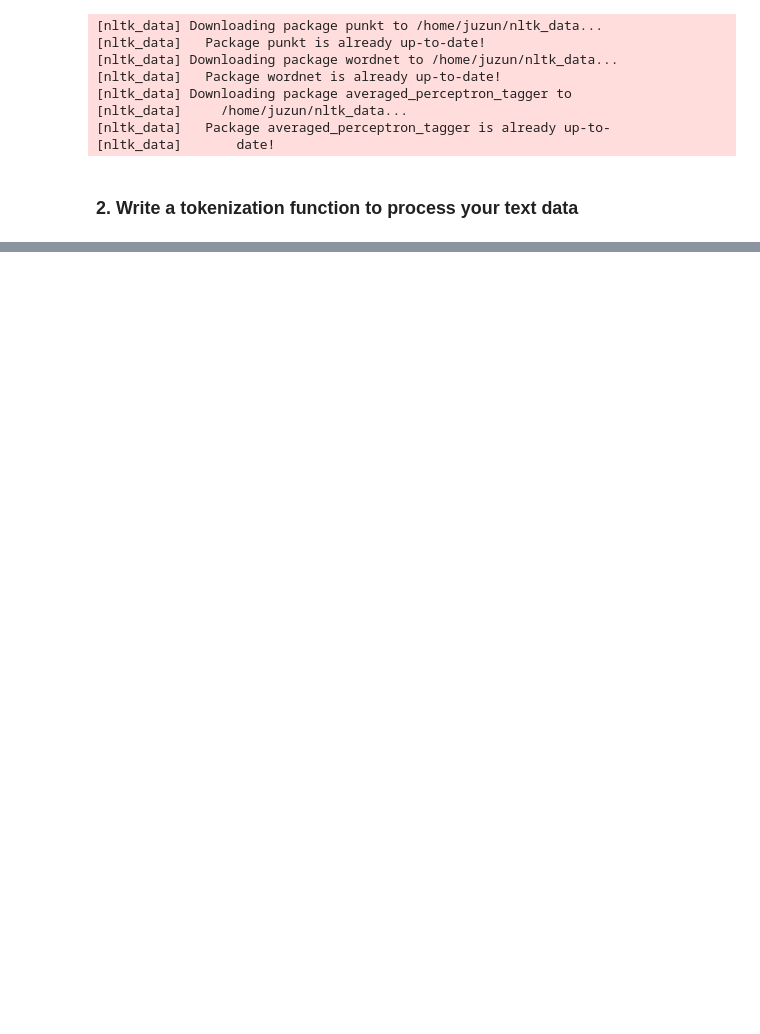
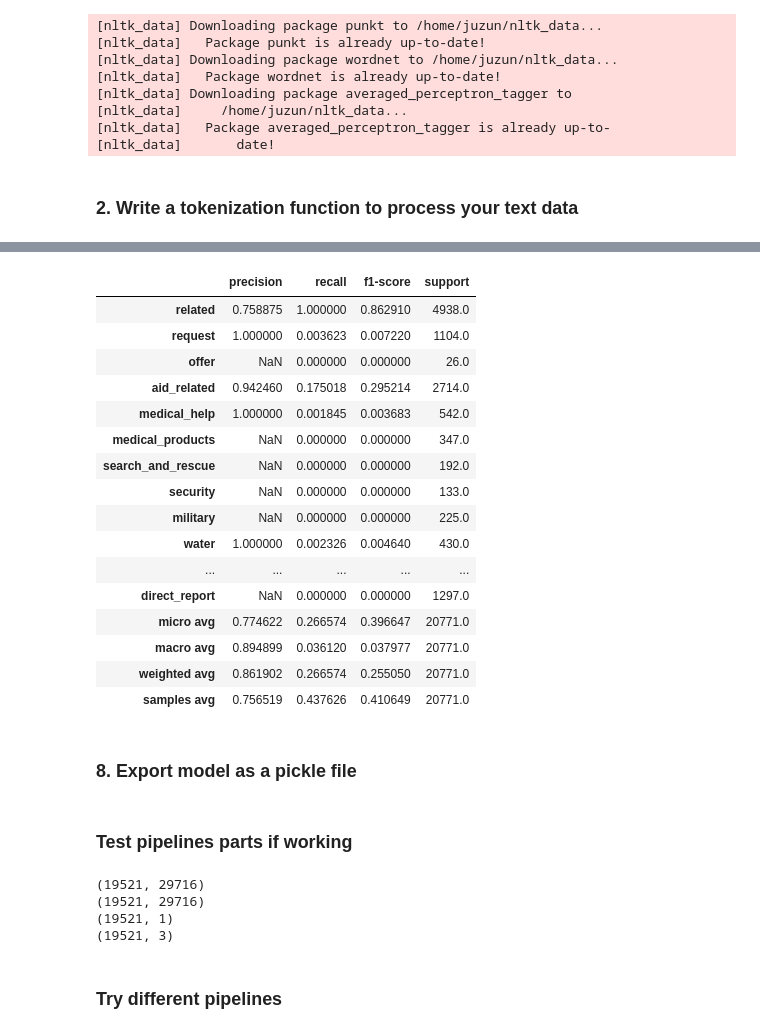
Before and after one commit to juzun/disaster-response-pipeline, a Jupyter notebook: notebooks/ML Pipeline Preparation.ipynb, the cells around one changed output, grey strips where cells are left out. Cells and saved outputs as stored; diff of their text form; code cells hidden in the pictures; blank space fills up the shorter version.

```diff
--- a/notebooks/ML Pipeline Preparation.ipynb
+++ b/notebooks/ML Pipeline Preparation.ipynb
@@ -120,0 +218,22 @@ Use the template file attached in the Resources folder to write a script that ru
+# %%
+param_dist = {
+    "features__text_pipeline__tfidf__use_idf": [True, False],  # Use IDF scaling
+    "clf__estimator__n_estimators": randint(70, 200),
+    "clf__estimator__max_depth": randint(10, 30),  # Max depth of trees
+    "clf__estimator__min_samples_split": randint(2, 6),  # Min samples required to split
+}
+# %%
+# We want to prevent false negatives - if there was a disaster in certain category and we wouldn't classify
+# it as positive, it would be worse than if we classify a disaster positive also for some other category.
+# Therefore the scoring is set to recall.
+
+cv = RandomizedSearchCV(
+    estimator=pipeline,
+    param_distributions=param_dist,
+    n_iter=10,
+    scoring="f1_micro",
+    random_state=42,
+    n_jobs=-1,
+)
+# %%
+cv.fit(X=X_train, y=y_train)
@@ -120,0 +249,33 @@ Use the template file attached in the Resources folder to write a script that ru
+# %%
+y_pred_cv = cv.predict(X_test)
+# %%
+cv_report = pd.DataFrame(
+    classification_report(
+        y_pred=y_pred_cv,
+        y_true=y_test,
+        target_names=y.columns,
+        output_dict=True,
+        zero_division=np.nan,
+    )
+).transpose()
+cv_report
+# %% [output]
+|  | precision | recall | f1-score | support |
+| related | 0.758875 | 1.000000 | 0.862910 | 4938.0 |
+| request | 1.000000 | 0.003623 | 0.007220 | 1104.0 |
+| offer | NaN | 0.000000 | 0.000000 | 26.0 |
+| aid_related | 0.942460 | 0.175018 | 0.295214 | 2714.0 |
+| medical_help | 1.000000 | 0.001845 | 0.003683 | 542.0 |
+| medical_products | NaN | 0.000000 | 0.000000 | 347.0 |
+| search_and_rescue | NaN | 0.000000 | 0.000000 | 192.0 |
+| security | NaN | 0.000000 | 0.000000 | 133.0 |
+| military | NaN | 0.000000 | 0.000000 | 225.0 |
+| water | 1.000000 | 0.002326 | 0.004640 | 430.0 |
+| ... | ... | ... | ... | ... |
+| direct_report | NaN | 0.000000 | 0.000000 | 1297.0 |
+| micro avg | 0.774622 | 0.266574 | 0.396647 | 20771.0 |
+| macro avg | 0.894899 | 0.036120 | 0.037977 | 20771.0 |
+| weighted avg | 0.861902 | 0.266574 | 0.255050 | 20771.0 |
+| samples avg | 0.756519 | 0.437626 | 0.410649 | 20771.0 |
+# %% [markdown]
+### 8. Export model as a pickle file
@@ -120,0 +288,23 @@ Use the template file attached in the Resources folder to write a script that ru
+# %% [markdown]
+### Test pipelines parts if working
+# %%
+vect = ColumnTransformer([("vect", CountVectorizer(tokenizer=tokenize), "message")])
+text_feature_counts = vect.fit_transform(X_train)
+print(text_feature_counts.shape)
+
+tfidf = TfidfTransformer()
+text_feature = tfidf.fit_transform(text_feature_counts)
+print(text_feature.shape)
+
+starting_verb = StartingVerbExtractor(tokenizer=tokenize, messages_col_name="message")
+starting_verb_feature = starting_verb.fit_transform(X_train)
+print(starting_verb_feature.shape)
+
+genre_transformer = GenreTransformer(genre_col_name="genre")
+genre_feature = genre_transformer.fit_transform(X_train)
+print(genre_feature.shape)
+# %% [output]
+(19521, 29716)
+(19521, 29716)
+(19521, 1)
+(19521, 3)
@@ -120,0 +320,2 @@ Use the template file attached in the Resources folder to write a script that ru
+# %% [markdown]
+### Try different pipelines
```
Also changed, not shown: parts of 53 cells of this notebook, 12 other files.
